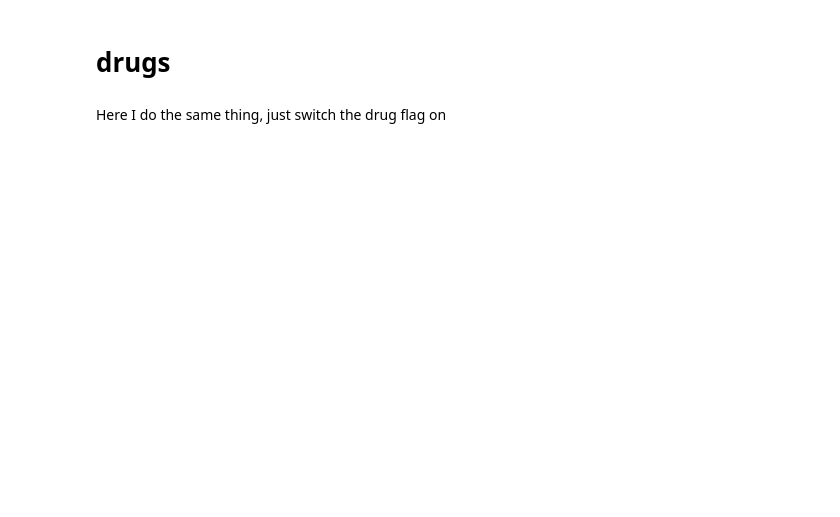
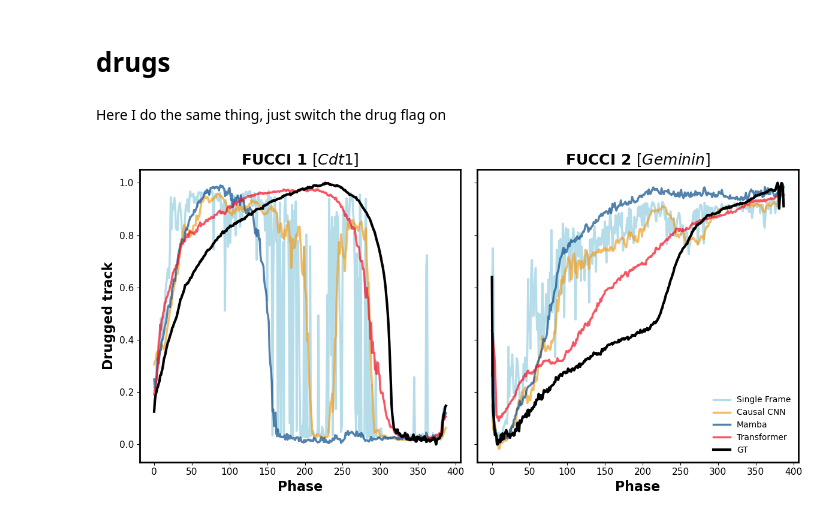
Before and after one commit to louisleger/cell-cycle, a Jupyter notebook: nb_result_analysis/one_track_plot.ipynb, the cells around one changed output. Saved outputs shown, nothing was run; the diff lists cells and outputs as text; code cells hidden in the pictures; blank space fills up the shorter version.

```diff
--- a/nb_result_analysis/one_track_plot.ipynb
+++ b/nb_result_analysis/one_track_plot.ipynb
@@ -175,6 +247,9 @@ else:
     gt_path_ = gt_path
 
 data_d = {}
+
+
+modalities = ["bf", "h2b"]
 for mod in modalities:
     data_d[mod] = {}
     for head in heads:
@@ -188,3 +263,70 @@ for i, fn in enumerate(os.listdir(gt_path_)):
     tau = np.linspace(0, 1, track.shape[0])
     gt_tracks_d.append(track)
     taus_d.append(tau)
+# %%
+data = {}
+
+for mod in modalities:
+    data[mod] = {}
+    for head in heads:
+        # loading the dataset
+        tracks = get_data(data_path_, mod, head)
+        data[mod][head] = tracks
+
+        # getting the mean error profile
+        n_tracks = len(tracks)
+        fucci_labels = ["green", "red"]
+# %%
+
+# Choose modality here
+mod = "bf"
+# Choose track here
+idx = 23
+fig, (ax2, ax1) = plt.subplots(1, 2, figsize=(12, 6), sharey=True)
+
+# Left subplot for errors_g_averaged
+ax1.set_title("FUCCI 2 $[Geminin]$", fontweight="bold")
+ax1.set_xlabel("Phase", fontweight="bold")
+ax2.set_ylabel("Drugged track", fontweight="bold")
+
+# Plot data on the left subplot
+for head in good_heads:
+    # Map head names
+    new_label = head_name_map.get(head, head)
+    ax1.plot(data[mod][head][idx][:, 0], label=f"{new_label}", color=head_colors[head], alpha=0.7)
+
+# Ground truth (GT) track
+ax1.plot(gt_tracks_d[idx][:, 0], label="GT", color="black", linewidth=3)
+ax1.legend(loc="lower right", fontsize=10)
+ax1.grid(False)  # Turn off the grid
+
+# Right subplot for errors_r_averaged
+ax2.set_title("FUCCI 1 $[Cdt1]$", fontweight="bold")
+ax2.set_xlabel("Phase", fontweight="bold")
+
+# Plot data on the right subplot
+for head in good_heads:
+    # Map head names
+    new_label = head_name_map.get(head, head)
+    ax2.plot(data[mod][head][idx][:, 1], label=f"{new_label}", color=head_colors[head], alpha=0.7)
+
+# Ground truth (GT) track
+ax2.plot(gt_tracks_d[idx][:, 1], label="GT", color="black", linewidth=3)
+ax2.grid(False)  # Turn off the grid
+
+# Add thick borders to all four sides of each subplot
+for ax in [ax1, ax2]:
+    for spine in ax.spines.values():
+        spine.set_edgecolor('black')
+        spine.set_linewidth(2.)  # Set thickness for all four sides
+
+plt.tight_layout()
+# put legend in right bottom corner of 2nd subplot
+
+
+
+# Save the figure or show it
+# plt.savefig(f"../plots/av_error/profile_{mod}.pdf")
+plt.show()
+# %% [output]
+[figure, added]
```
Also changed, not shown: parts of 8 cells of this notebook.
